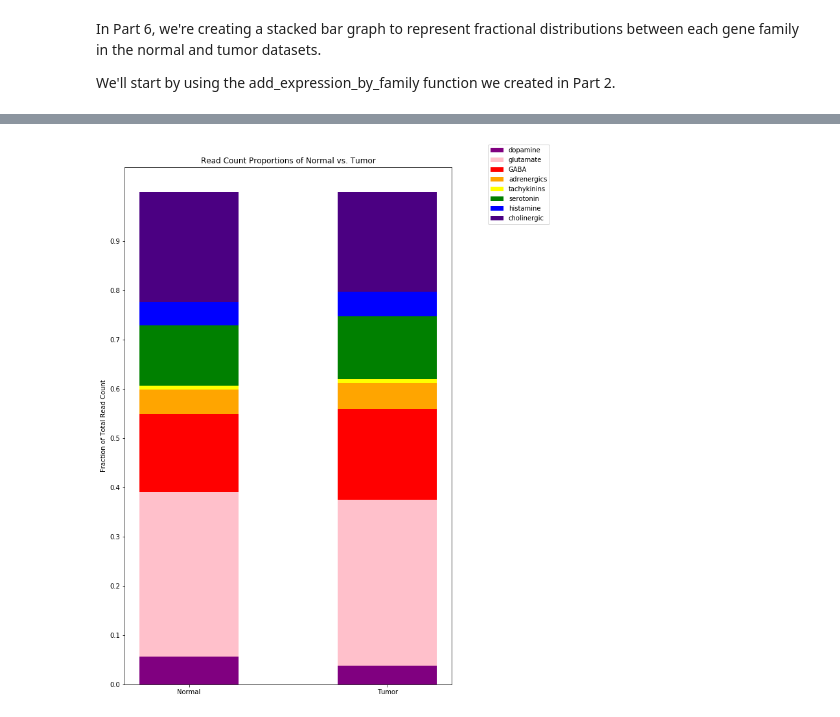
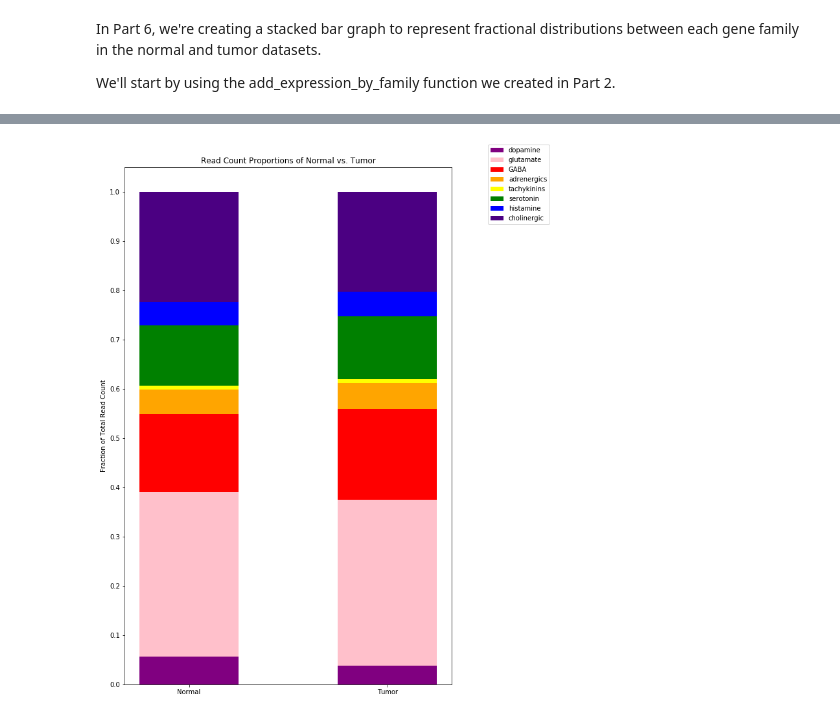
Before and after one commit to sophiaho/broad-work, a Jupyter notebook: cancer_expression_heatmap.ipynb, the cells around one changed output, grey strips where cells are left out. Cells and saved outputs as stored; diff of their text form; code cells hidden in the pictures.

Commit message:
bar graph: updated y axis to show 1.0

```diff
--- a/cancer_expression_heatmap.ipynb
+++ b/cancer_expression_heatmap.ipynb
@@ -866,32 +866,32 @@ def draw_stacked_bar_graph(fractions_n, fractions_t):
 
     colors = ['purple', 'pink', 'red', 'orange', 'yellow', 'green', 'blue', 'indigo']
 
     data = np.array([fractions_n, fractions_t])
     bottoms = np.cumsum(data, axis=1)
 
     first_fraction = np.array([fractions_n[0], fractions_t[0]])
     plt.bar(ind, first_fraction, width, label=neuro_families[0], color=colors[0], align='center')
     for i in range(1, len(fractions_n)):
         fractions_by_family = np.array([fractions_n[i], fractions_t[i]])
         #print(fractions_by_family)
         bottoms_at_i = np.array([bottoms[0][i-1], bottoms[1][i-1]])
         #print(bottoms_at_i)
         plt.bar(ind, fractions_by_family, width, label=neuro_families[i], color=colors[i], bottom=bottoms_at_i, align='center')
 
 
     plt.ylabel('Fraction of Total Read Count')
     plt.title('Read Count Proportions of Normal vs. Tumor')
 
     plt.xticks(ind, ('Normal', 'Tumor'))
-    plt.yticks(np.arange(0, 1, 0.1))
+    plt.yticks(np.arange(0, 1.1, 0.1))
     plt.legend(bbox_to_anchor=(1.1, 1.05))
 
     fig = plt.gcf()
     fig.set_size_inches(10, 12)
 
     plt.tight_layout()
     plt.show()
 
 draw_stacked_bar_graph(rnaseq_fraction_array, normal_rnaseq_fraction_array)
 # %% [output]
-[figure, old version]
+[figure, new version]
```
